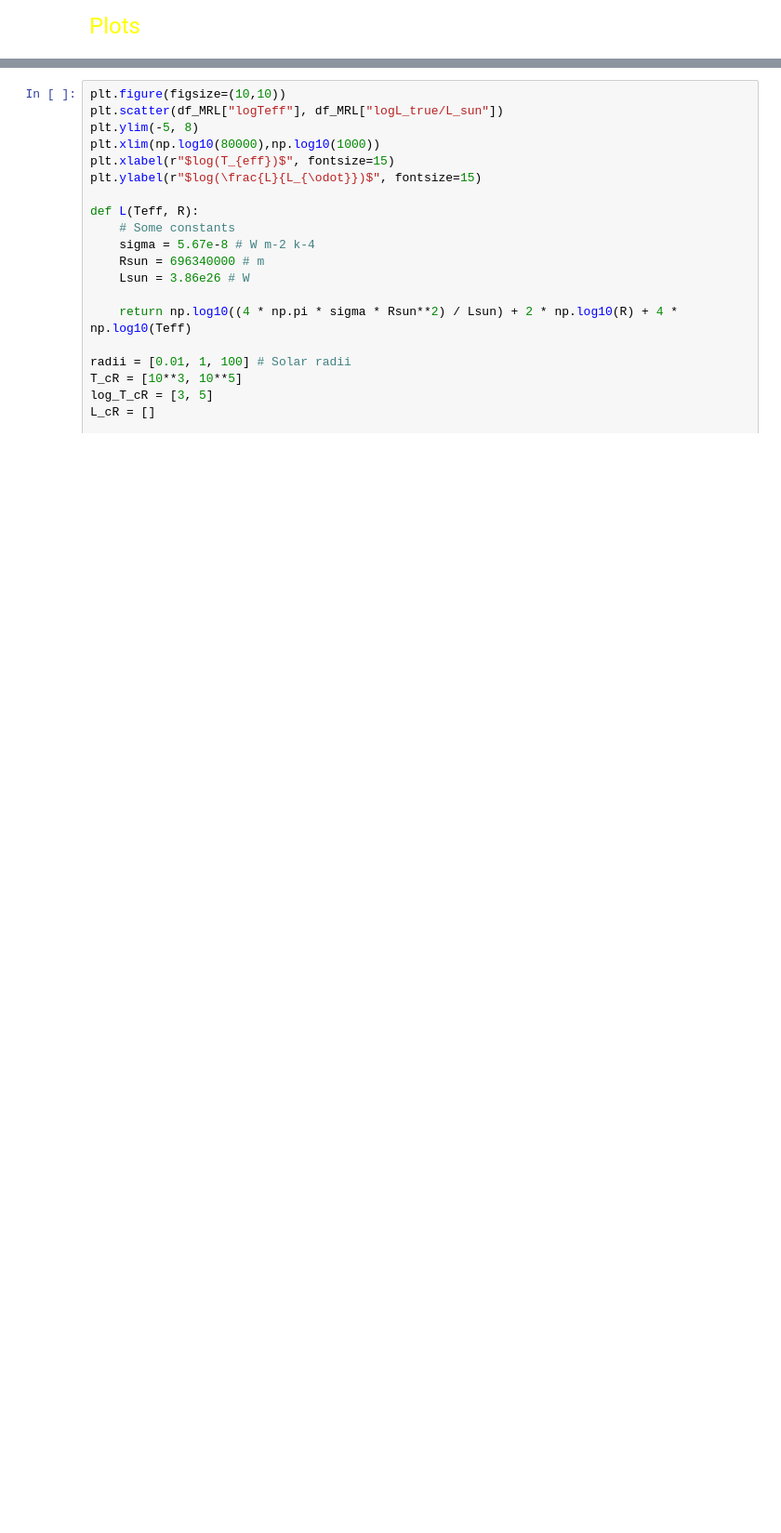
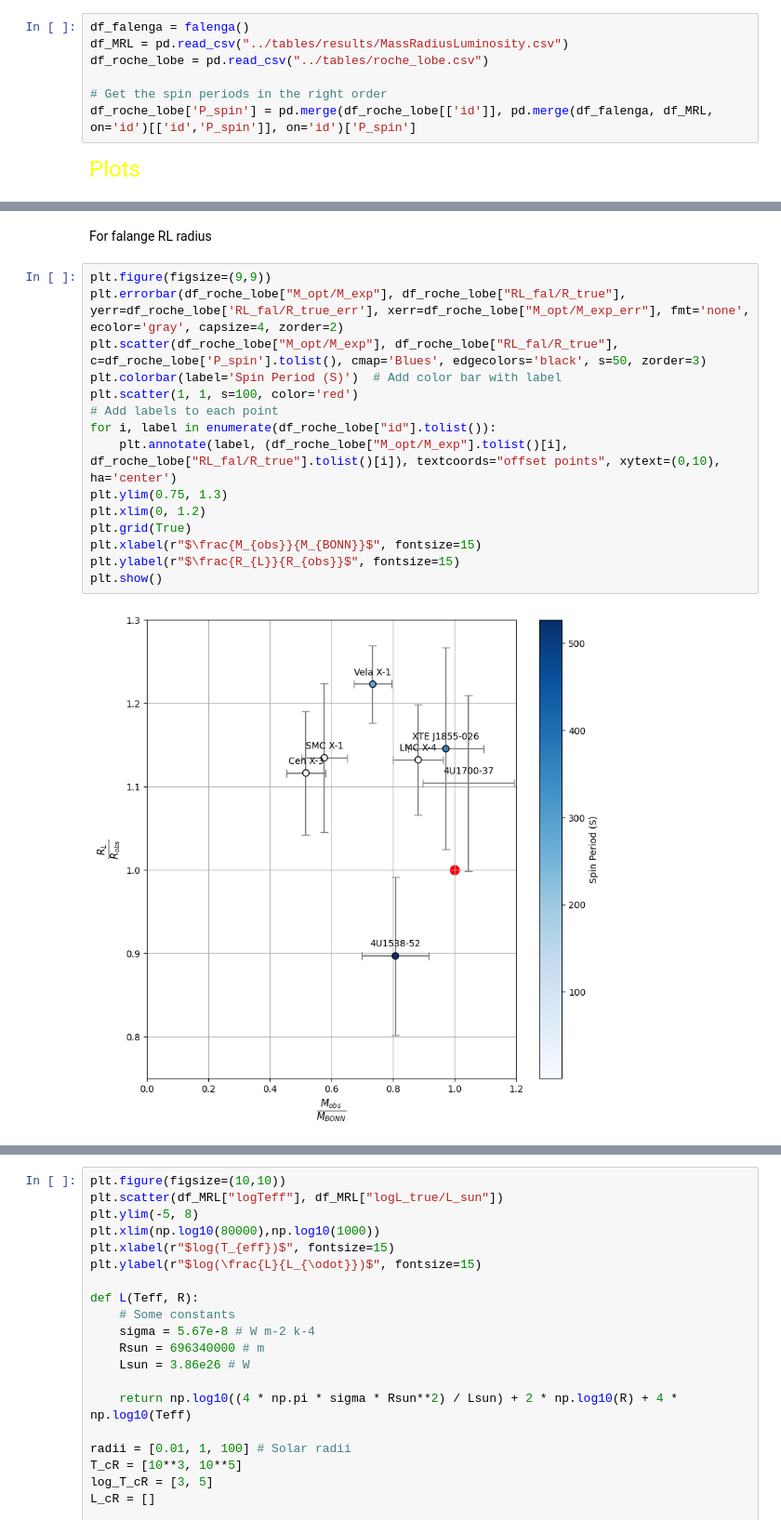
Before and after one commit to LvV210/MasterProject, a Jupyter notebook: HMXBparameters/plot.ipynb, the cells around one changed output, grey strips where cells are left out. Shown at 93% size. Drawn from its saved outputs; the diff is of its cells as text; blank space fills up the shorter version.

Commit message:
Calculated roche lobe radius and plotted them

```diff
--- a/HMXBparameters/plot.ipynb
+++ b/HMXBparameters/plot.ipynb
@@ -18,3 +15,10 @@ df_MRL = pd.read_csv("../tables/results/MassRadiusLuminosity.csv")
+# %%
+df_falenga = falenga()
+df_MRL = pd.read_csv("../tables/results/MassRadiusLuminosity.csv")
+df_roche_lobe = pd.read_csv("../tables/roche_lobe.csv")
+
+# Get the spin periods in the right order
+df_roche_lobe['P_spin'] = pd.merge(df_roche_lobe[['id']], pd.merge(df_falenga, df_MRL, on='id')[['id','P_spin']], on='id')['P_spin']
 # %% [markdown]
 <font color='yellow' size=5> Plots </font>
 # %%
@@ -39,0 +44,19 @@ plt.show()
+# %% [markdown]
+For falange RL radius
+# %%
+plt.figure(figsize=(9,9))
+plt.errorbar(df_roche_lobe["M_opt/M_exp"], df_roche_lobe["RL_fal/R_true"], yerr=df_roche_lobe['RL_fal/R_true_err'], xerr=df_roche_lobe["M_opt/M_exp_err"], fmt='none', ecolor='gray', capsize=4, zorder=2)
+plt.scatter(df_roche_lobe["M_opt/M_exp"], df_roche_lobe["RL_fal/R_true"], c=df_roche_lobe['P_spin'].tolist(), cmap='Blues', edgecolors='black', s=50, zorder=3)
+plt.colorbar(label='Spin Period (S)')  # Add color bar with label
+plt.scatter(1, 1, s=100, color='red')
+# Add labels to each point
+for i, label in enumerate(df_roche_lobe["id"].tolist()):
+    plt.annotate(label, (df_roche_lobe["M_opt/M_exp"].tolist()[i], df_roche_lobe["RL_fal/R_true"].tolist()[i]), textcoords="offset points", xytext=(0,10), ha='center')
+plt.ylim(0.75, 1.3)
+plt.xlim(0, 1.2)
+plt.grid(True)
+plt.xlabel(r"$\frac{M_{obs}}{M_{BONN}}$", fontsize=15)
+plt.ylabel(r"$\frac{R_{L}}{R_{obs}}$", fontsize=15)
+plt.show()
+# %% [output]
+[figure, added]
```
Also changed, not shown: parts of 8 cells of this notebook, 7 other files.
